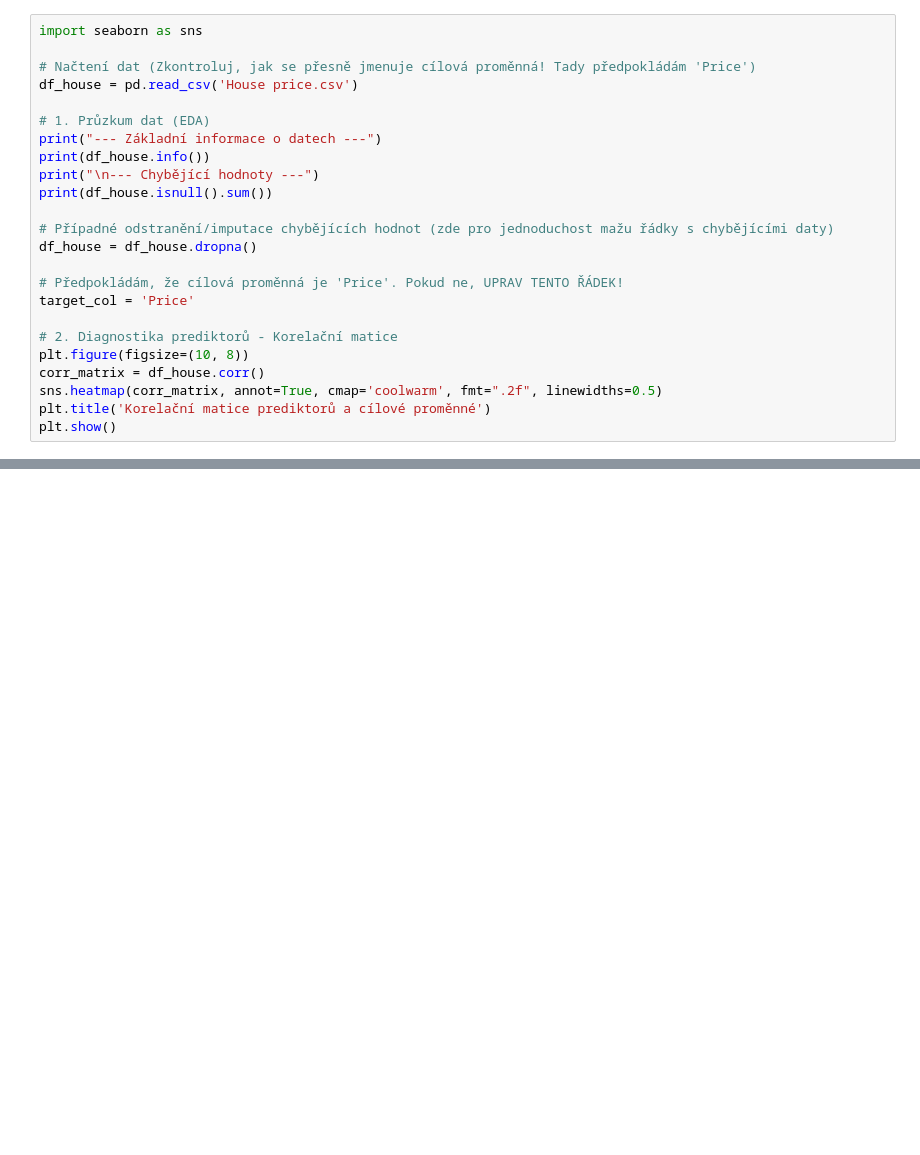
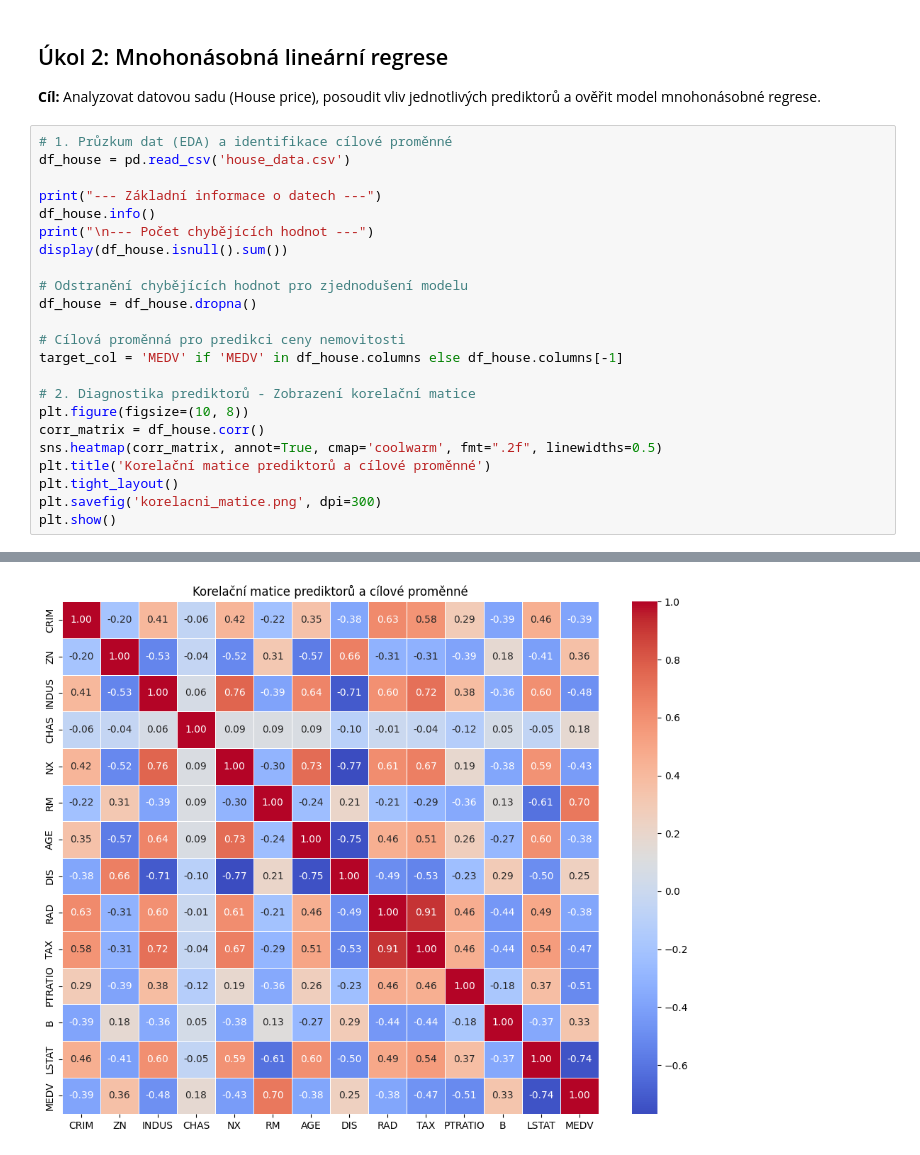
Before and after one commit to BuwikSan/University-stuff-and-small-scale-projects, a Jupyter notebook: 1_University/4_semestr/PSM/cviceni2/notebook_c2.ipynb, the cells around one changed output, grey strips where cells are left out. Drawn from its saved outputs; the diff is of its cells as text; blank space fills up the shorter version.

```diff
--- a/1_University/4_semestr/PSM/cviceni2/notebook_c2.ipynb
+++ b/1_University/4_semestr/PSM/cviceni2/notebook_c2.ipynb
@@ -111,24 +130,27 @@ plt.show()
+# %% [markdown]
+## Úkol 2: Mnohonásobná lineární regrese
+**Cíl:** Analyzovat datovou sadu (House price), posoudit vliv jednotlivých prediktorů a ověřit model mnohonásobné regrese.
 # %%
-import seaborn as sns
+# 1. Průzkum dat (EDA) a identifikace cílové proměnné
+df_house = pd.read_csv('house_data.csv')
 
-# Načtení dat (Zkontroluj, jak se přesně jmenuje cílová proměnná! Tady předpokládám 'Price')
-df_house = pd.read_csv('House price.csv')
+print("--- Základní informace o datech ---")
+df_house.info()
+print("\n--- Počet chybějících hodnot ---")
+display(df_house.isnull().sum())
 
-# 1. Průzkum dat (EDA)
-print("--- Základní informace o datech ---")
-print(df_house.info())
-print("\n--- Chybějící hodnoty ---")
-print(df_house.isnull().sum())
-
-# Případné odstranění/imputace chybějících hodnot (zde pro jednoduchost mažu řádky s chybějícími daty)
+# Odstranění chybějících hodnot pro zjednodušení modelu
 df_house = df_house.dropna()
 
-# Předpokládám, že cílová proměnná je 'Price'. Pokud ne, UPRAV TENTO ŘÁDEK!
-target_col = 'Price'
+# Cílová proměnná pro predikci ceny nemovitosti
+target_col = 'MEDV' if 'MEDV' in df_house.columns else df_house.columns[-1]
 
-# 2. Diagnostika prediktorů - Korelační matice
+# 2. Diagnostika prediktorů - Zobrazení korelační matice
 plt.figure(figsize=(10, 8))
 corr_matrix = df_house.corr()
 sns.heatmap(corr_matrix, annot=True, cmap='coolwarm', fmt=".2f", linewidths=0.5)
 plt.title('Korelační matice prediktorů a cílové proměnné')
+plt.tight_layout()
+plt.savefig('korelacni_matice.png', dpi=300)
 plt.show()
+# %% [output]
@@ -135 +189,2 @@ plt.show()
+[figure, added]
 # %% [markdown]
```
Also changed, not shown: parts of 9 cells of this notebook, 16 other files.
